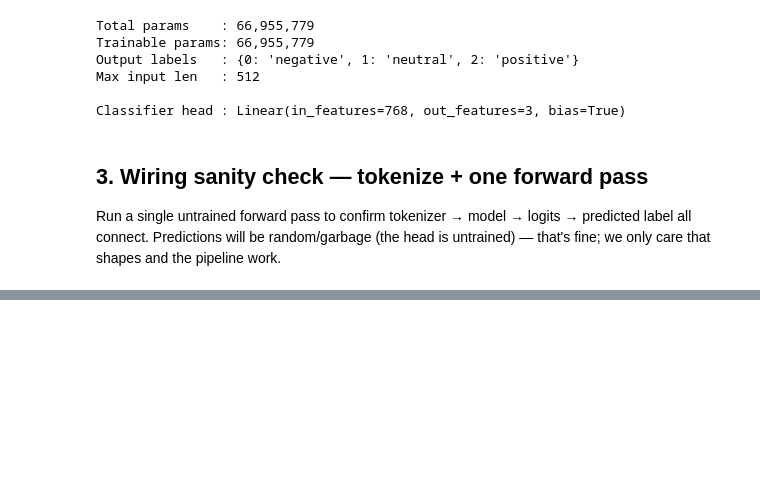
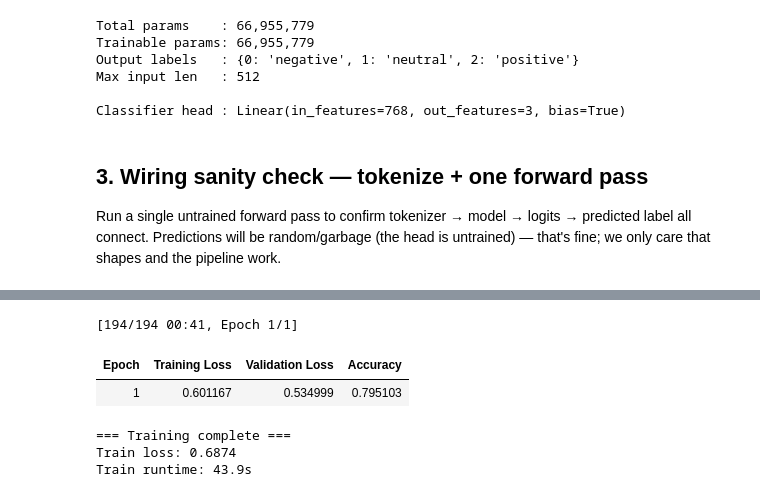
Before and after one commit to armandordorica/sentiment_learn_to_rank_paper, a Jupyter notebook: notebooks/liquidAI_prep.ipynb, the cells around one changed output, grey strips where cells are left out. Cells and saved outputs as stored; diff of their text form; code cells hidden in the pictures; blank space fills up the shorter version.

```diff
--- a/notebooks/liquidAI_prep.ipynb
+++ b/notebooks/liquidAI_prep.ipynb
@@ -254,0 +390,69 @@ input_ids shape: torch.Size([3, 15])
+# %%
+from pathlib import Path
+
+import evaluate
+from transformers import Trainer, TrainingArguments
+
+accuracy_metric = evaluate.load("accuracy")
+
+
+def compute_metrics(eval_pred):
+    """Accuracy for Trainer eval — macro-F1 comes in Iteration 2."""
+    logits, labels = eval_pred
+    preds = np.argmax(logits, axis=-1)
+    return accuracy_metric.compute(predictions=preds, references=labels)
+
+
+OUTPUT_DIR = Path("../data/models/phrasebank_distilbert_1ep")
+OUTPUT_DIR.mkdir(parents=True, exist_ok=True)
+
+training_args = TrainingArguments(
+    output_dir=str(OUTPUT_DIR),
+    num_train_epochs=1,
+    per_device_train_batch_size=16,
+    per_device_eval_batch_size=32,
+    learning_rate=2e-5,
+    weight_decay=0.01,
+    eval_strategy="epoch",
+    logging_steps=50,
+    save_strategy="no",
+    report_to="none",
+    seed=42,
+)
+
+trainer = Trainer(
+    model=model,
+    args=training_args,
+    train_dataset=tokenized["train"],
+    eval_dataset=tokenized["validation"],
+    processing_class=tokenizer,
+    compute_metrics=compute_metrics,
+)
+
+train_result = trainer.train()
+print("\n=== Training complete ===")
+print(f"Train loss: {train_result.training_loss:.4f}")
+print(f"Train runtime: {train_result.metrics['train_runtime']:.1f}s")
+
+# Persist model + metrics for the Streamlit Sentiment Lab tab.
+trainer.save_model(str(OUTPUT_DIR))
+tokenizer.save_pretrained(str(OUTPUT_DIR))
+metrics = {
+    "model_name": MODEL_NAME,
+    "dataset": PRIMARY_SOURCE,
+    "epochs": 1,
+    "learning_rate": 2e-5,
+    "per_device_train_batch_size": 16,
+    "max_length": MAX_LENGTH,
+    "train_loss": float(train_result.training_loss),
+    "train_runtime_s": float(train_result.metrics.get("train_runtime", 0)),
+    "device": DEVICE,
+}
+metrics_path = OUTPUT_DIR / "metrics.json"
+# %% [output]
+[194/194 00:41, Epoch 1/1]
+| Epoch | Training Loss | Validation Loss | Accuracy |
+| 1 | 0.601167 | 0.534999 | 0.795103 |
+=== Training complete ===
+Train loss: 0.6874
+Train runtime: 43.9s
```
Also changed, not shown: parts of 10 cells of this notebook, 7 other files.
